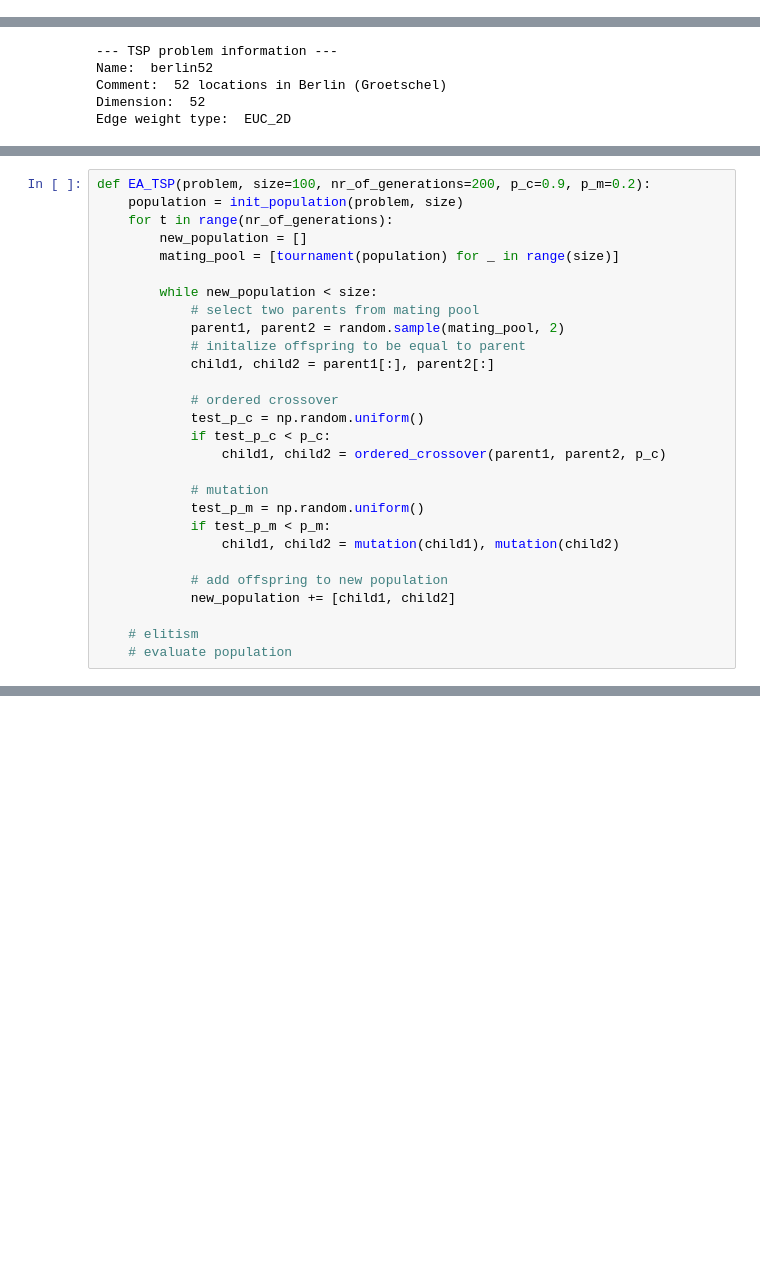
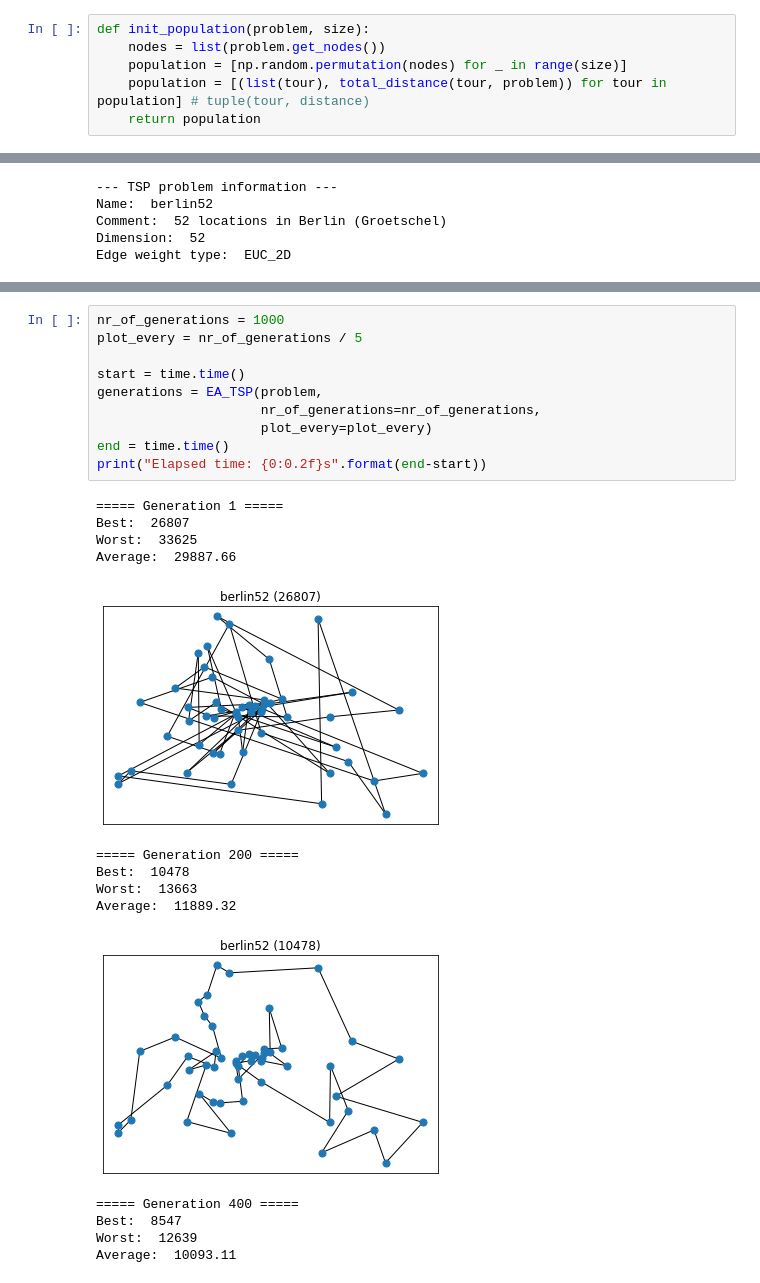
Before and after one commit to rusane/natural-computing, a Jupyter notebook: Evolutionary Computation/TSP.ipynb, the cells around one changed output, grey strips where cells are left out. Saved outputs shown, nothing was run; the diff lists cells and outputs as text; blank space fills up the shorter version.

```diff
--- a/Evolutionary Computation/TSP.ipynb
+++ b/Evolutionary Computation/TSP.ipynb
@@ -14,0 +84,6 @@ from operator import itemgetter
+# %%
+def init_population(problem, size):
+    nodes = list(problem.get_nodes())
+    population = [np.random.permutation(nodes) for _ in range(size)]
+    population = [(list(tour), total_distance(tour, problem)) for tour in population] # tuple(tour, distance)
+    return population
@@ -169,28 +226,0 @@ print(p1, p2)
-# %%
-def EA_TSP(problem, size=100, nr_of_generations=200, p_c=0.9, p_m=0.2):
-    population = init_population(problem, size)
-    for t in range(nr_of_generations):
-        new_population = []
-        mating_pool = [tournament(population) for _ in range(size)]
-
-        while new_population < size:
-            # select two parents from mating pool
-            parent1, parent2 = random.sample(mating_pool, 2)
-            # initalize offspring to be equal to parent
-            child1, child2 = parent1[:], parent2[:]
-
-            # ordered crossover
-            test_p_c = np.random.uniform()
-            if test_p_c < p_c:
-                child1, child2 = ordered_crossover(parent1, parent2, p_c)
-
-            # mutation
-            test_p_m = np.random.uniform()
-            if test_p_m < p_m:
-                child1, child2 = mutation(child1), mutation(child2)
-
-            # add offspring to new population
-            new_population += [child1, child2]
-
-    # elitism
-    # evaluate population
@@ -196,0 +236,25 @@ def EA_TSP(problem, size=100, nr_of_generations=200, p_c=0.9, p_m=0.2):
+# %%
+nr_of_generations = 1000
+plot_every = nr_of_generations / 5
+
+start = time.time()
+generations = EA_TSP(problem,
+                     nr_of_generations=nr_of_generations,
+                     plot_every=plot_every)
+end = time.time()
+print("Elapsed time: {0:0.2f}s".format(end-start))
+# %% [output]
+===== Generation 1 =====
+Best:  26807
+Worst:  33625
+Average:  29887.66
+[figure, added]
+===== Generation 200 =====
+Best:  10478
+Worst:  13663
+Average:  11889.32
+[figure, added]
+===== Generation 400 =====
+Best:  8547
+Worst:  12639
+Average:  10093.11
```
Also changed, not shown: parts of 30 cells of this notebook.
